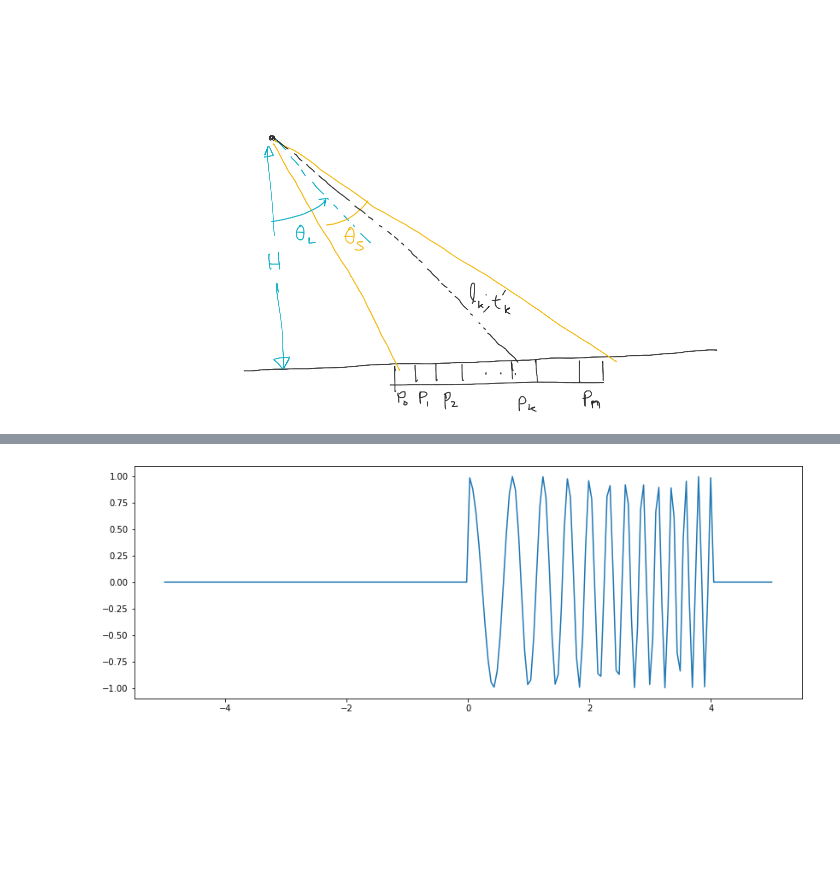
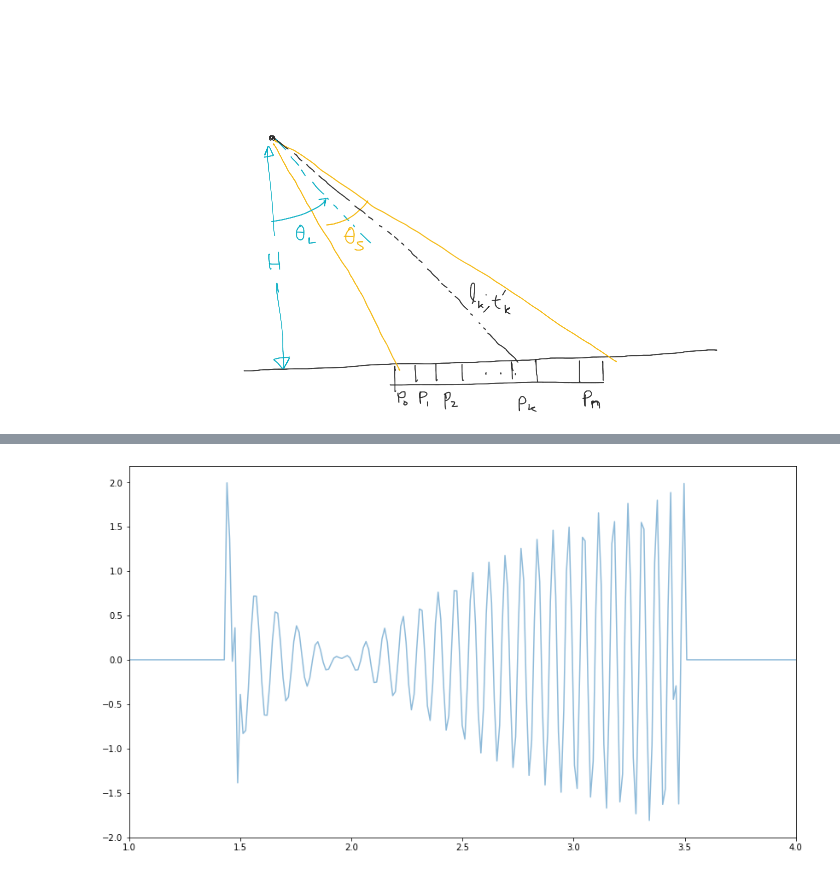
Before and after one commit to psukphranee/Python, a Jupyter notebook: SAR_scratch.ipynb, the cells around one changed output, grey strips where cells are left out. Saved outputs shown, nothing was run; the diff lists cells and outputs as text; code cells hidden in the pictures; blank space fills up the shorter version.

```diff
--- a/SAR_scratch.ipynb
+++ b/SAR_scratch.ipynb
@@ -68,12 +115,0 @@ plt.show()
-# %%
-#LFM
-
-#chirp rate
-k = 1
-#carrier frequency
-f_c = 1
-#time intervals to be plotted along abscissa
-t = np.linspace(-5, 5, 200)
-#argument to be passed to exponenetial
-exp_arg = 2j*np.pi*(f_c*t + .5*k*(t**2))
-LFM = np.exp(exp_arg);
@@ -89,0 +151,22 @@ plt.show()
+# %%
+t = np.linspace(-1, 5, 500)
+
+time_matrix = np.zeros((3, t.shape[0])) #matrix to store times and their delays
+
+time_matrix[0, :] = t-t_delay[0]
+time_matrix[1, :] = t-t_delay[1]
+time_matrix[2, :] = t-t_delay[2]
+# %%
+#reuse time variable t from previous cell
+pulse = np.zeros((3, t.shape[0]))
+
+pulse[0] = (A * (np.abs((time_matrix[0,:] -tau_half)/tau_half) <= 1)) * (np.exp(2j*np.pi*(f_c*time_matrix[0,:]  + .5*k*(time_matrix[0,:] **2)))) #pulse function P_tau(t)
+pulse[1] = (A * (np.abs((time_matrix[1,:] -tau_half)/tau_half) <= 1)) * (np.exp(2j*np.pi*(f_c*time_matrix[1,:]  + .5*k*(time_matrix[1,:] **2)))) #pulse function P_tau(t)
+pulse[2] = (A * (np.abs((time_matrix[2,:] -tau_half)/tau_half) <= 1)) * (np.exp(2j*np.pi*(f_c*time_matrix[2,:]  + .5*k*(time_matrix[2,:] **2)))) #pulse function P_tau(t)
+
+plt.figure(figsize=(14,8))
+plt.plot(t, pulse[0], alpha=0.5)
+plt.plot(t, pulse[1], alpha=0.5)
+plt.plot(t, pulse[2], alpha=0.5)
+plt.xlim([1,4])
+plt.show()
@@ -90,8 +175,8 @@ plt.show()
 # %%
-pulse = chi*LFM
-
-plt.figure(figsize=(14,5))
-plt.plot(t, pulse)
+pulse_sum = pulse[0] + pulse[1] + pulse[2]
+plt.figure(figsize=(14,8))
+plt.plot(t, pulse_sum, alpha=0.5)
+plt.xlim([1,4])
 plt.show()
 # %% [output]
-[figure, old version]
+[figure, new version]
```
Also changed, not shown: parts of 18 cells of this notebook.
